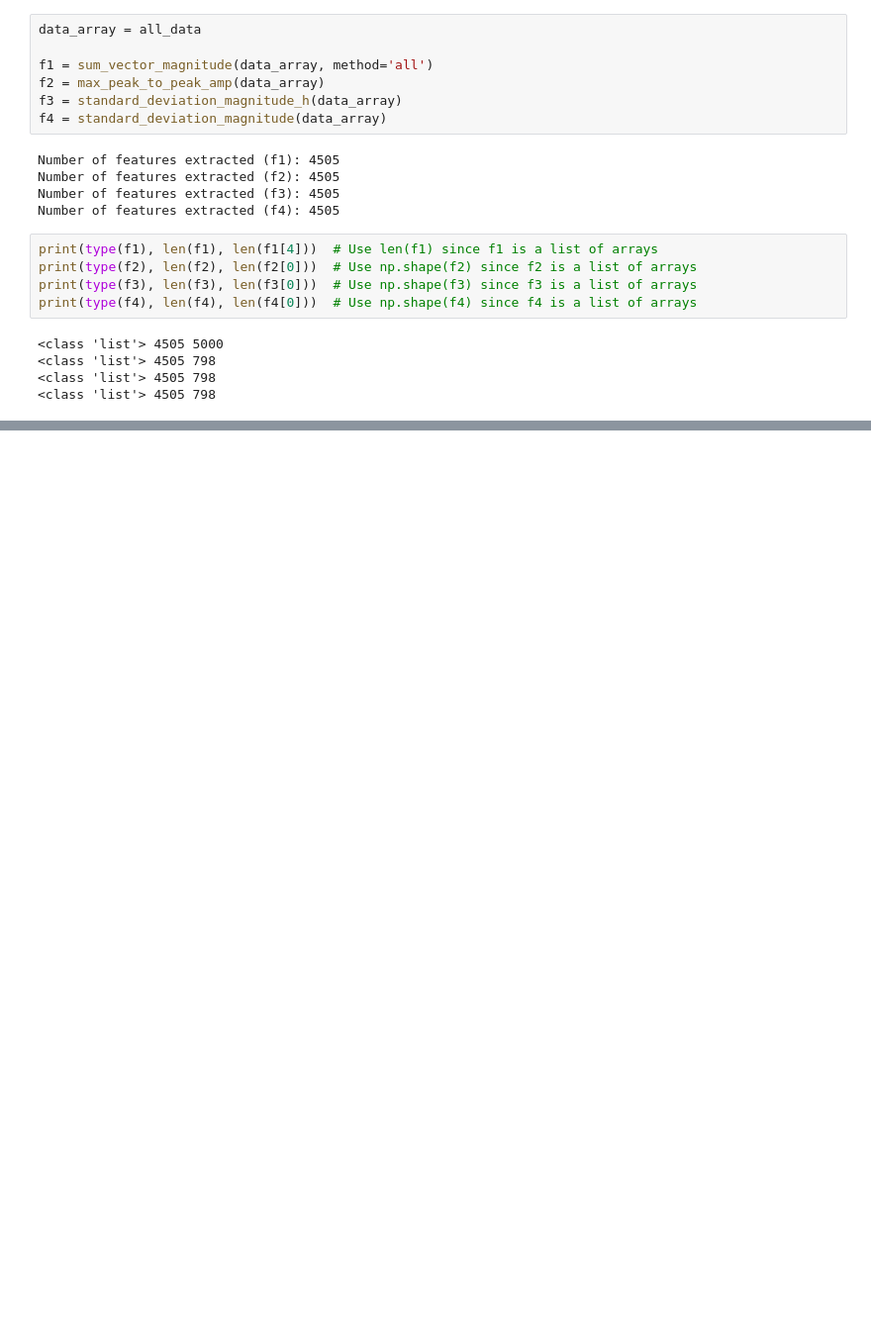
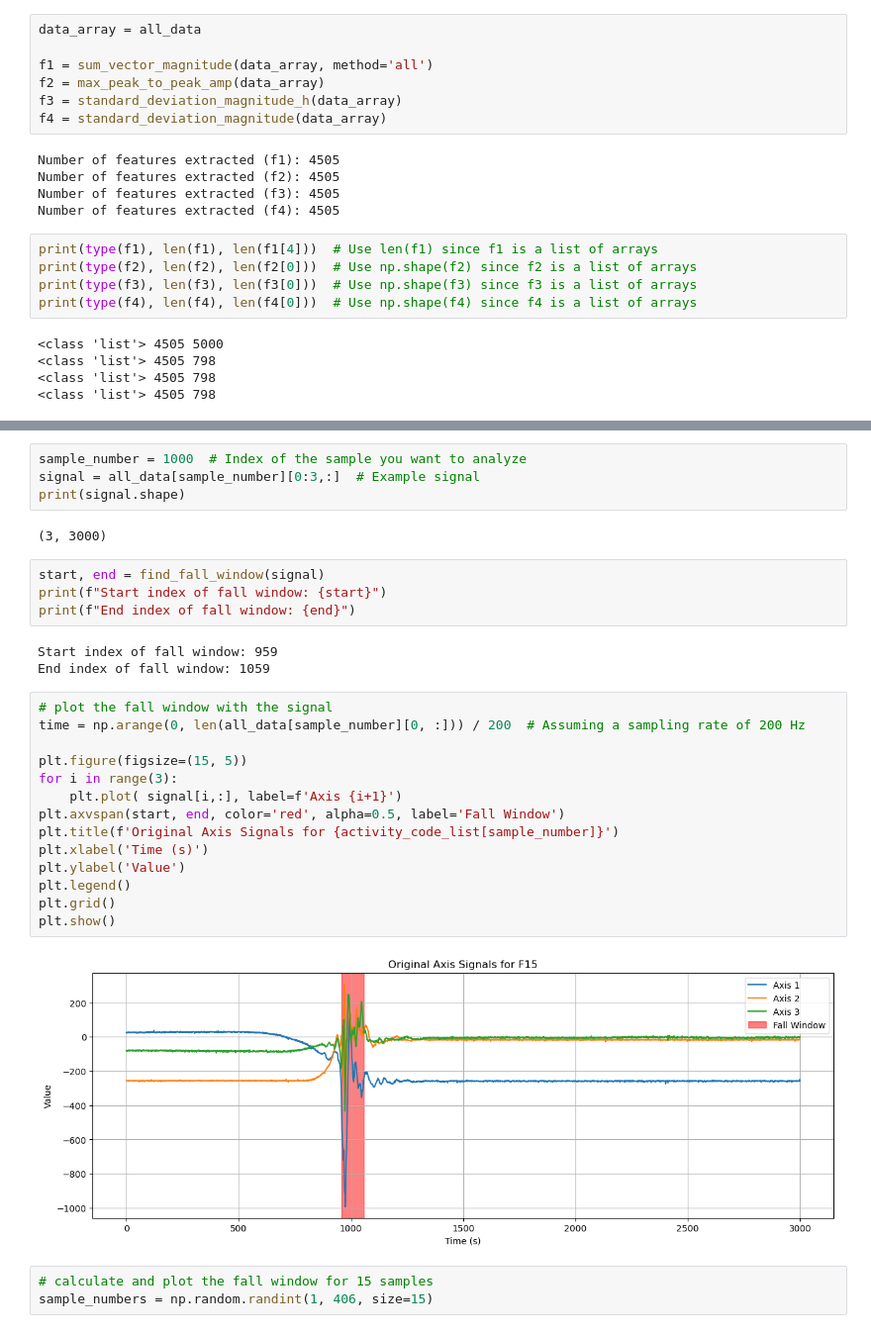
Before and after one commit to AliShrz/earpiece-fall-detection, a Jupyter notebook: main.ipynb, the cells around one changed output, grey strips where cells are left out. Shown at 99% size. Saved outputs shown, nothing was run; the diff lists cells and outputs as text; blank space fills up the shorter version.

```diff
--- a/main.ipynb
+++ b/main.ipynb
@@ -733,0 +780,32 @@ plt.show()
+# %%
+sample_number = 1000  # Index of the sample you want to analyze
+signal = all_data[sample_number][0:3,:]  # Example signal
+print(signal.shape)
+# %% [output]
+(3, 3000)
+# %%
+start, end = find_fall_window(signal)
+print(f"Start index of fall window: {start}")
+print(f"End index of fall window: {end}")
+# %% [output]
+Start index of fall window: 959
+End index of fall window: 1059
+# %%
+# plot the fall window with the signal
+time = np.arange(0, len(all_data[sample_number][0, :])) / 200  # Assuming a sampling rate of 200 Hz
+
+plt.figure(figsize=(15, 5))
+for i in range(3):
+    plt.plot( signal[i,:], label=f'Axis {i+1}')
+plt.axvspan(start, end, color='red', alpha=0.5, label='Fall Window')
+plt.title(f'Original Axis Signals for {activity_code_list[sample_number]}')
+plt.xlabel('Time (s)')
+plt.ylabel('Value')
+plt.legend()
+plt.grid()
+plt.show()
+# %% [output]
+[figure, added]
+# %%
+# calculate and plot the fall window for 15 samples
+sample_numbers = np.random.randint(1, 406, size=15)
```
Also changed, not shown: parts of 10 cells of this notebook.
